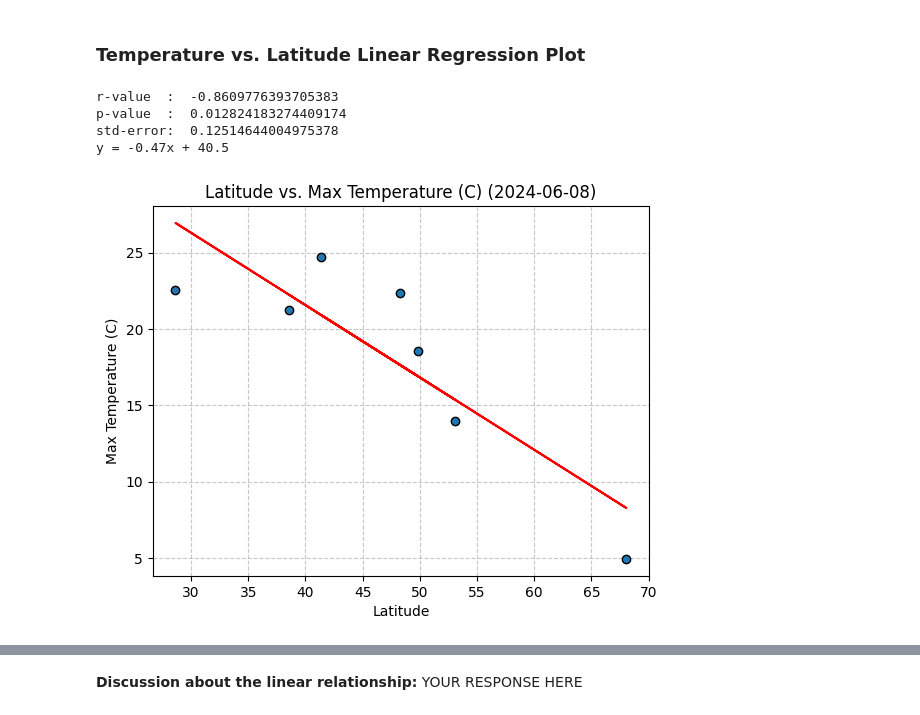
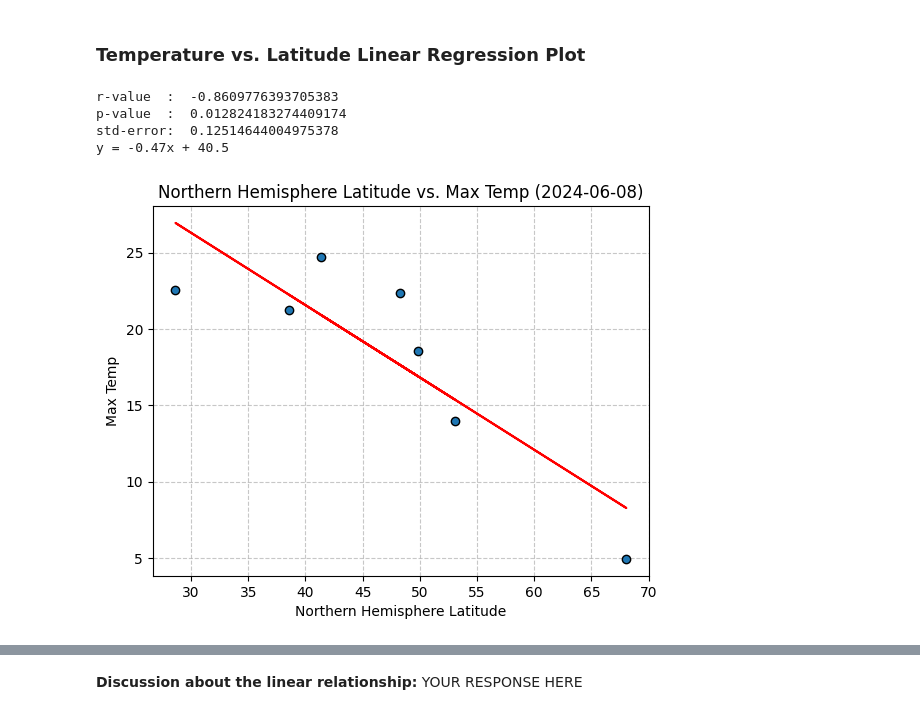
Before and after one commit to thaychansy/python-api, a Jupyter notebook: WeatherPy.ipynb, the cells around one changed output, grey strips where cells are left out. Saved outputs shown, nothing was run; the diff lists cells and outputs as text; code cells hidden in the pictures.

```diff
--- a/WeatherPy.ipynb
+++ b/WeatherPy.ipynb
@@ -369,14 +369,14 @@ southern_hemi_df.head()
 # %%
 # Linear regression on Northern Hemisphere
 x_values = northern_hemi_df['Lat']
 y_values = northern_hemi_df['Max Temp']
 
-create_linear_regression(x_values, y_values, 'Latitude', 'Max Temperature (C)' )
+create_linear_regression(x_values, y_values, 'Northern Hemisphere Latitude', 'Max Temp' )
 # %% [output]
 r-value  :  -0.8609776393705383
 p-value  :  0.012824183274409174
 std-error:  0.12514644004975378
 y = -0.47x + 40.5
-[figure, old version]
+[figure, new version]
 # %%
 # Linear regression on Southern Hemisphere
```
Also changed, not shown: parts of 13 cells of this notebook.
